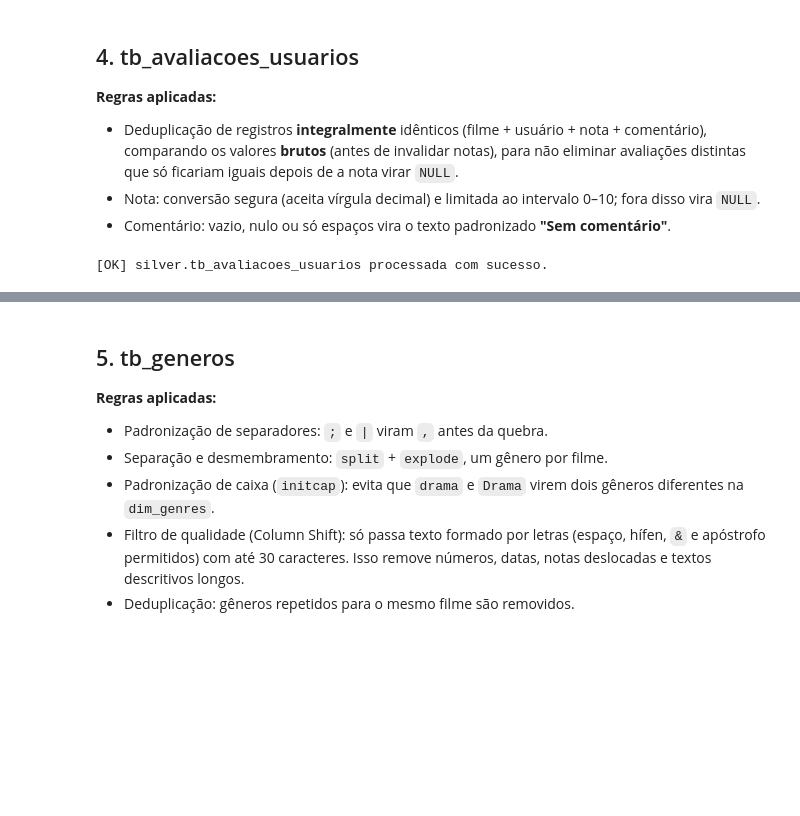
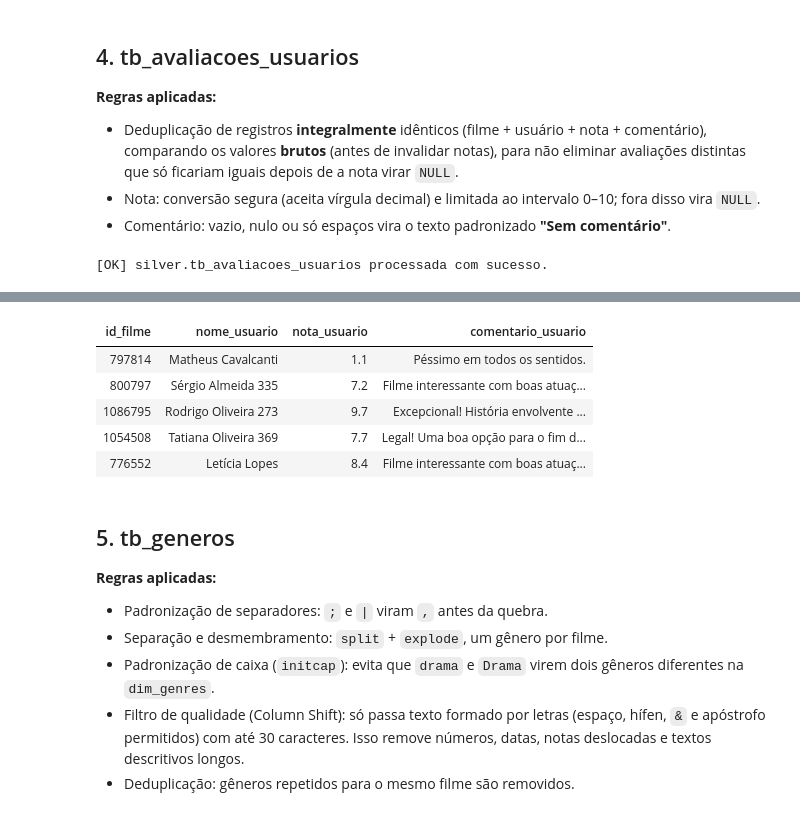
Before and after one commit to leonanmaster/atividade2_Rocket_Lab, a Jupyter notebook: 02_Silver.ipynb, the cells around one changed output, grey strips where cells are left out. Saved outputs shown, nothing was run; the diff lists cells and outputs as text; code cells hidden in the pictures; blank space fills up the shorter version.

```diff
--- a/02_Silver.ipynb
+++ b/02_Silver.ipynb
@@ -337,6 +331,6 @@ df_silver_reviews.write.format("delta").mode("overwrite").option("overwriteSchem
     .saveAsTable(f"{silver_schema}.tb_avaliacoes_usuarios")
 
 print("[OK] silver.tb_avaliacoes_usuarios processada com sucesso.")
-display(spark.table(f"{silver_schema}.tb_avaliacoes_usuarios").limit(5000))
+display(spark.table(f"{silver_schema}.tb_avaliacoes_usuarios").limit(5))
 # %% [output]
 [OK] silver.tb_avaliacoes_usuarios processada com sucesso.
@@ -344,3 +337,9 @@ display(spark.table(f"{silver_schema}.tb_avaliacoes_usuarios").limit(5000))
+| id_filme | nome_usuario | nota_usuario | comentario_usuario |
+| 797814 | Matheus Cavalcanti | 1.1 | Péssimo em todos os sentidos. |
+| 800797 | Sérgio Almeida 335 | 7.2 | Filme interessante com boas atuaç... |
+| 1086795 | Rodrigo Oliveira 273 | 9.7 | Excepcional! História envolvente ... |
+| 1054508 | Tatiana Oliveira 369 | 7.7 | Legal! Uma boa opção para o fim d... |
+| 776552 | Letícia Lopes | 8.4 | Filme interessante com boas atuaç... |
 # %% [markdown]
 ## 5. tb_generos
 
```
Also changed, not shown: parts of 4 cells of this notebook.
